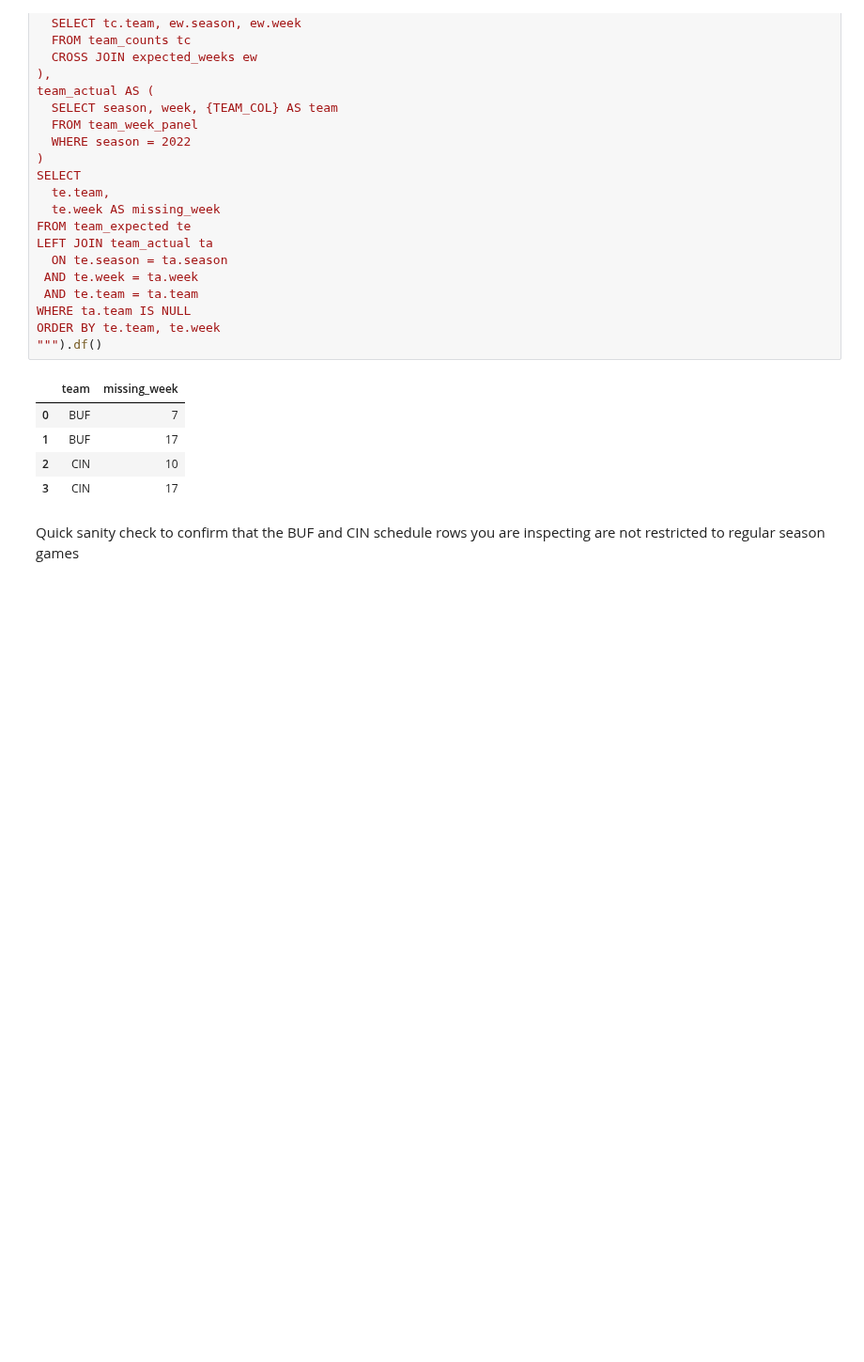
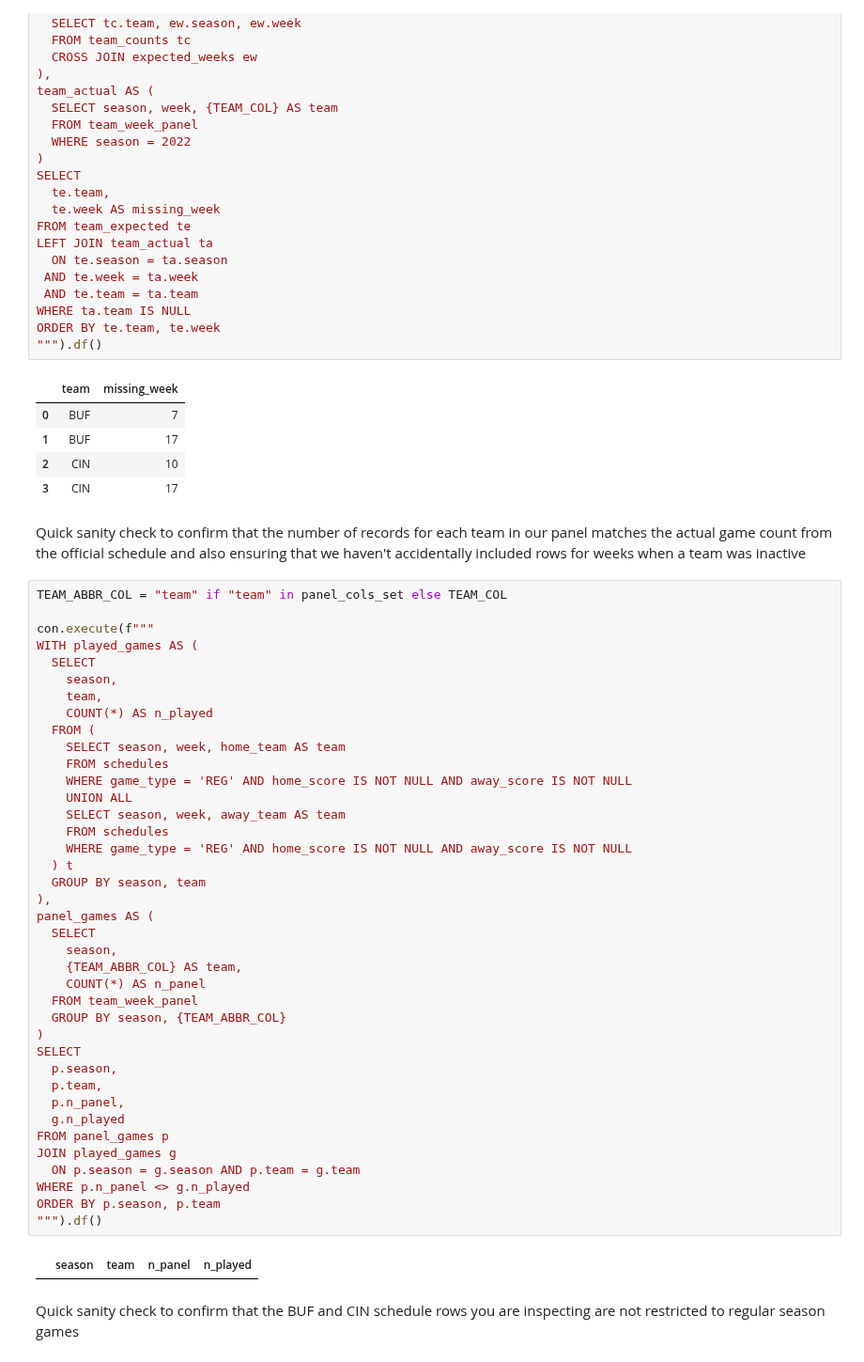
Before and after one commit to SiddharthKorukonda/2025-26-NFLPA-Data-Analytics-Case-Competition, a Jupyter notebook: notebooks/06_construct_season_to_date_volatility_measures.ipynb, the cells around one changed output. Shown at 94% size. Drawn from its saved outputs; the diff is of its cells as text; blank space fills up the shorter version.

```diff
--- a/notebooks/06_construct_season_to_date_volatility_measures.ipynb
+++ b/notebooks/06_construct_season_to_date_volatility_measures.ipynb
@@ -157,6 +174,49 @@ ORDER BY te.team, te.week
 | 1 | BUF | 17 |
 | 2 | CIN | 10 |
 | 3 | CIN | 17 |
+# %% [markdown]
+Quick sanity check to confirm that the number of records for each team in our panel matches the actual game count from the official schedule and also ensuring that we haven't accidentally included rows for weeks when a team was inactive
+# %%
+TEAM_ABBR_COL = "team" if "team" in panel_cols_set else TEAM_COL
+
+con.execute(f"""
+WITH played_games AS (
+  SELECT
+    season,
+    team,
+    COUNT(*) AS n_played
+  FROM (
+    SELECT season, week, home_team AS team
+    FROM schedules
+    WHERE game_type = 'REG' AND home_score IS NOT NULL AND away_score IS NOT NULL
+    UNION ALL
+    SELECT season, week, away_team AS team
+    FROM schedules
+    WHERE game_type = 'REG' AND home_score IS NOT NULL AND away_score IS NOT NULL
+  ) t
+  GROUP BY season, team
+),
+panel_games AS (
+  SELECT
+    season,
+    {TEAM_ABBR_COL} AS team,
+    COUNT(*) AS n_panel
+  FROM team_week_panel
+  GROUP BY season, {TEAM_ABBR_COL}
+)
+SELECT
+  p.season,
+  p.team,
+  p.n_panel,
+  g.n_played
+FROM panel_games p
+JOIN played_games g
+  ON p.season = g.season AND p.team = g.team
+WHERE p.n_panel <> g.n_played
+ORDER BY p.season, p.team
+""").df()
+# %% [output]
+|  | season | team | n_panel | n_played |
 # %% [markdown]
 Quick sanity check to confirm that the BUF and CIN schedule rows you are inspecting are not restricted to regular season games
 # %%
```
Also changed, not shown: parts of 3 cells of this notebook.
